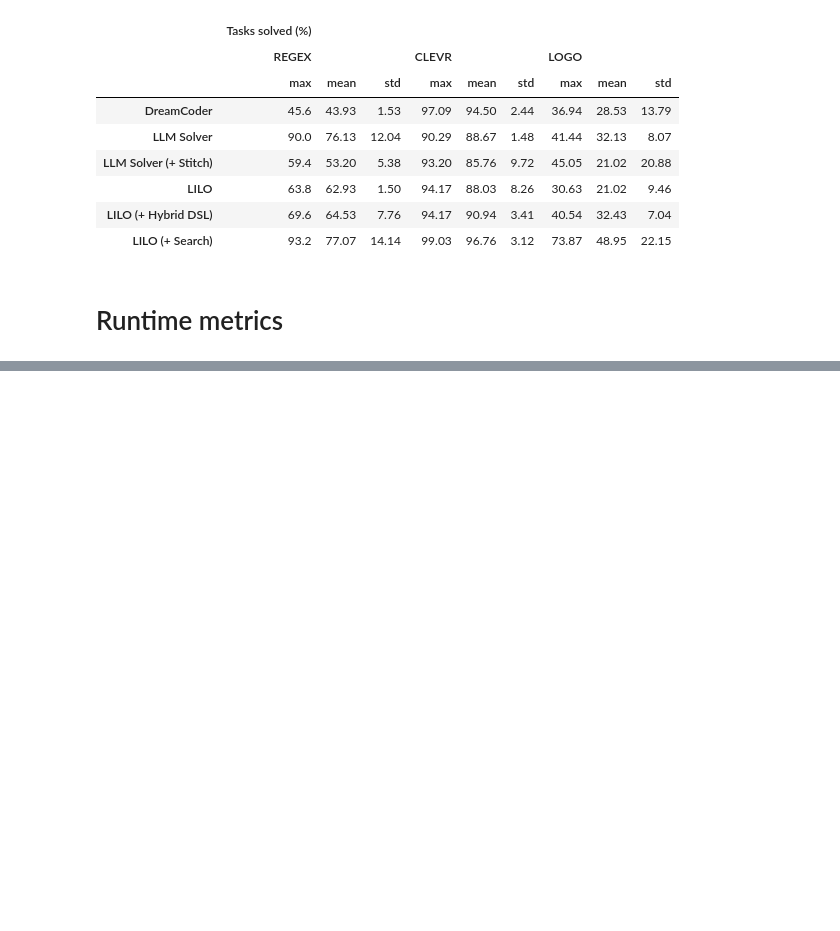
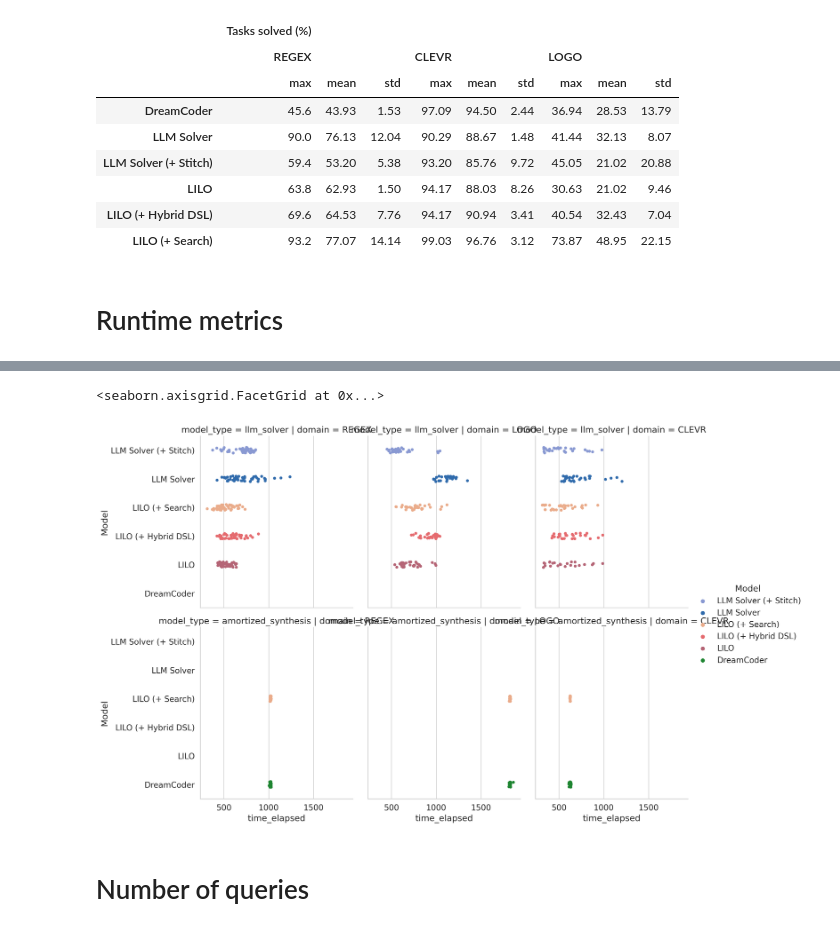
Before and after one commit to gabegrand/lilo, a Jupyter notebook: analysis/analyze_synthesis_experiment_multi_domain.ipynb, the cells around one changed output, grey strips where cells are left out. Cells and saved outputs as stored; diff of their text form; code cells hidden in the pictures; blank space fills up the shorter version.

```diff
--- a/analysis/analyze_synthesis_experiment_multi_domain.ipynb
+++ b/analysis/analyze_synthesis_experiment_multi_domain.ipynb
@@ -250,0 +348,20 @@ sns.catplot(
+# %%
+sns.catplot(
+    data=analyzer.format_dataframe_camera(df_infer_programs.query("split == 'train'")),
+    kind="strip",
+    col="domain",
+    row="model_type",
+    y=analyzer.COL_NAMES_CAMERA["experiment_type"],
+    x="time_elapsed",
+    hue=analyzer.COL_NAMES_CAMERA["experiment_type"],
+    palette=analyzer.EXPERIMENT_TYPES_PALETTE,
+    margin_titles=True,
+    sharex=True,
+    # facet_kws=dict(sharex=True,)
+
+)
+# %% [output]
+<seaborn.axisgrid.FacetGrid at 0x...>
+[figure, added]
+# %% [markdown]
+# Number of queries
```
Also changed, not shown: parts of 19 cells of this notebook, 2 other files.
